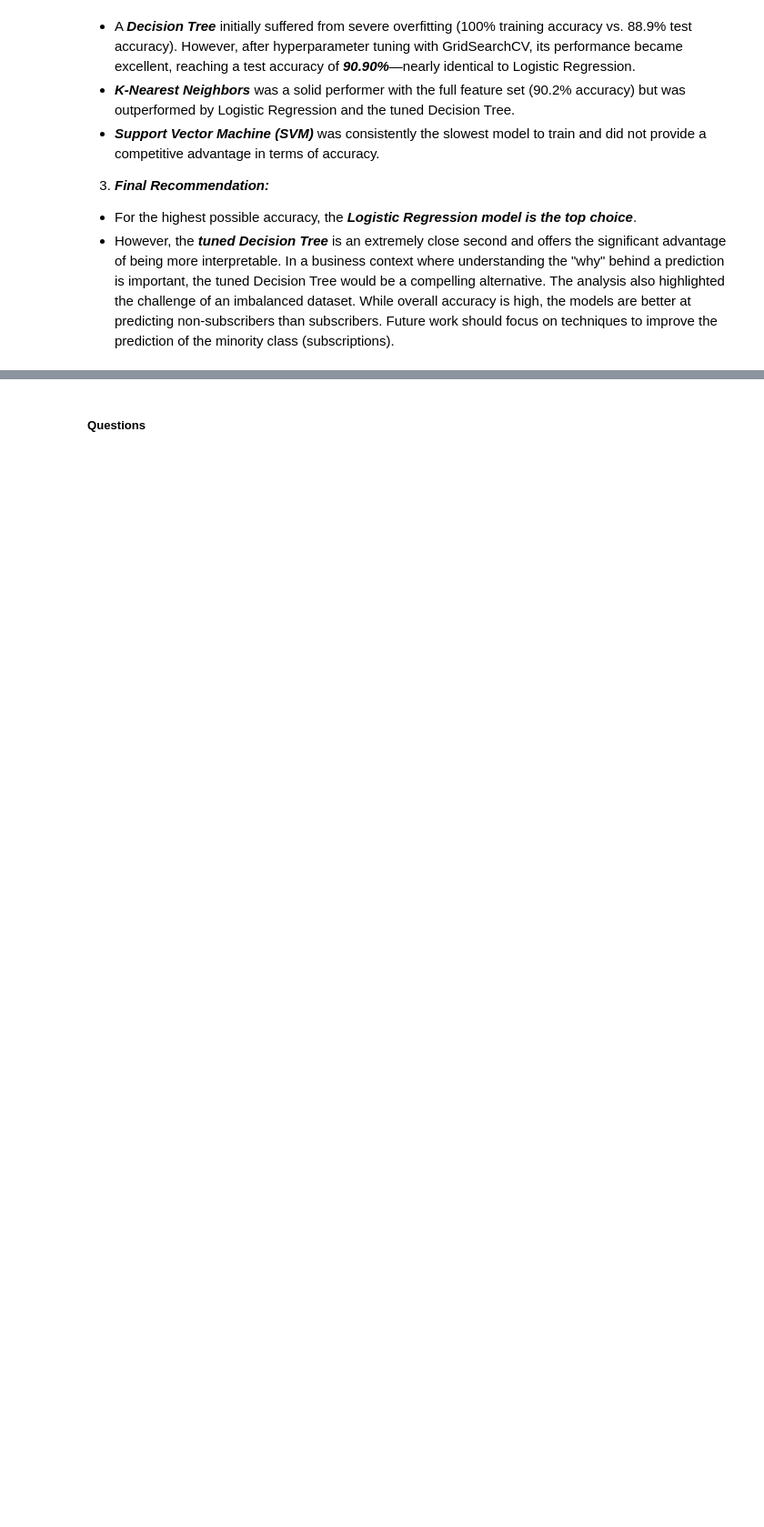
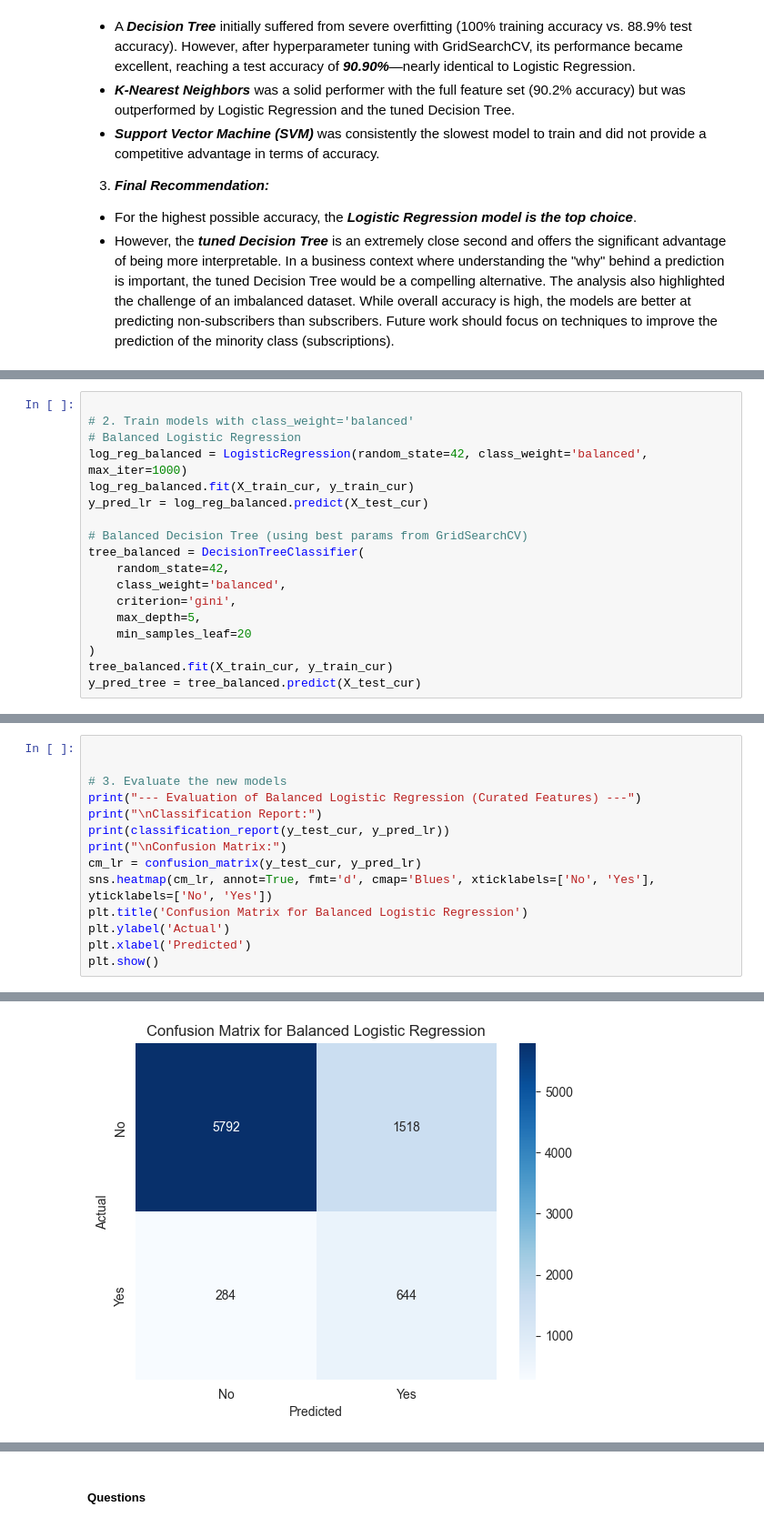
Before and after one commit to licyambrose/bankingproject, a Jupyter notebook: assignment_3.ipynb, the cells around one changed output, grey strips where cells are left out. Shown: that part at 91% size. Saved outputs shown, nothing was run; the diff lists cells and outputs as text; blank space fills up the shorter version.

```diff
--- a/assignment_3.ipynb
+++ b/assignment_3.ipynb
@@ -558,0 +594,18 @@ The analysis also highlighted the challenge of an imbalanced dataset. While over
+# %%
+
+# 2. Train models with class_weight='balanced'
+# Balanced Logistic Regression
+log_reg_balanced = LogisticRegression(random_state=42, class_weight='balanced', max_iter=1000)
+log_reg_balanced.fit(X_train_cur, y_train_cur)
+y_pred_lr = log_reg_balanced.predict(X_test_cur)
+
+# Balanced Decision Tree (using best params from GridSearchCV)
+tree_balanced = DecisionTreeClassifier(
+    random_state=42,
+    class_weight='balanced',
+    criterion='gini',
+    max_depth=5,
+    min_samples_leaf=20
+)
+tree_balanced.fit(X_train_cur, y_train_cur)
+y_pred_tree = tree_balanced.predict(X_test_cur)
@@ -558,0 +621,15 @@ The analysis also highlighted the challenge of an imbalanced dataset. While over
+# %%
+
+
+# 3. Evaluate the new models
+print("--- Evaluation of Balanced Logistic Regression (Curated Features) ---")
+print("\nClassification Report:")
+print(classification_report(y_test_cur, y_pred_lr))
+print("\nConfusion Matrix:")
+cm_lr = confusion_matrix(y_test_cur, y_pred_lr)
+sns.heatmap(cm_lr, annot=True, fmt='d', cmap='Blues', xticklabels=['No', 'Yes'], yticklabels=['No', 'Yes'])
+plt.title('Confusion Matrix for Balanced Logistic Regression')
+plt.ylabel('Actual')
+plt.xlabel('Predicted')
+plt.show()
+# %% [output]
@@ -558,0 +650 @@ The analysis also highlighted the challenge of an imbalanced dataset. While over
+[figure, added]
```
Also changed, not shown: parts of 9 cells of this notebook.
